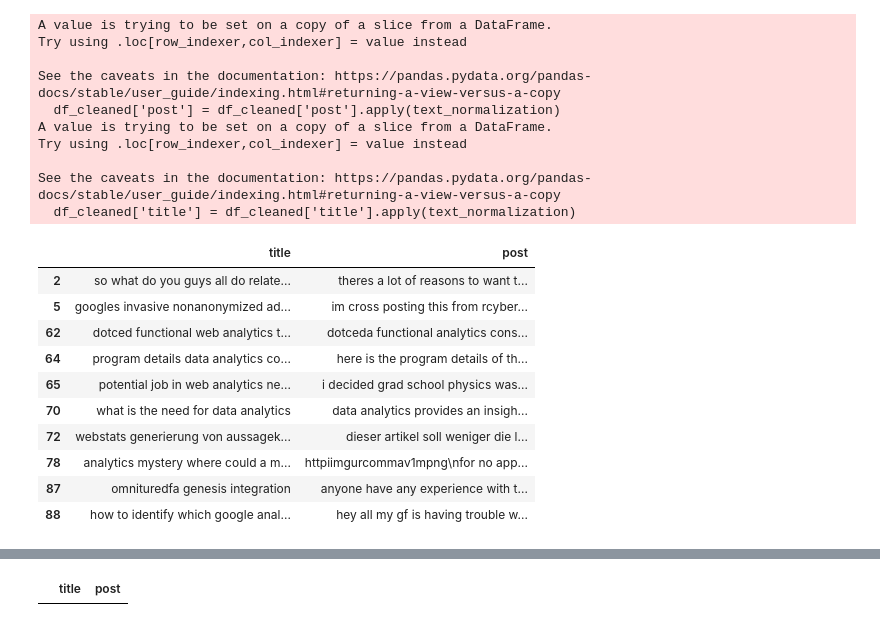
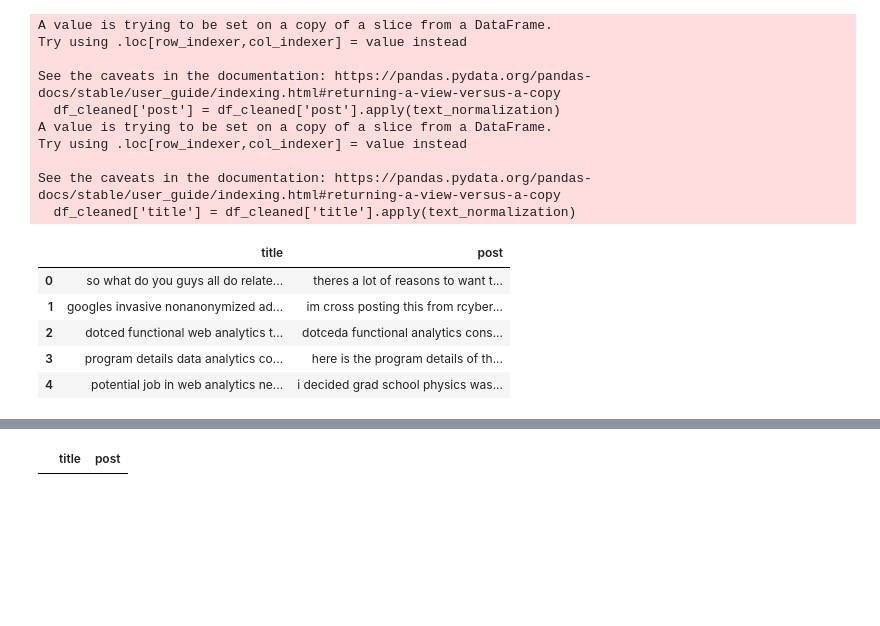
Before and after one commit to rayhung1/NLP-Headline-Generation, a Jupyter notebook: W266_Final_Project_Data_Cleanup.ipynb, the cells around one changed output, grey strips where cells are left out. Drawn from its saved outputs; the diff is of its cells as text; code cells hidden in the pictures; blank space fills up the shorter version.

```diff
--- a/W266_Final_Project_Data_Cleanup.ipynb
+++ b/W266_Final_Project_Data_Cleanup.ipynb
@@ -125,18 +151,14 @@ Try using .loc[row_indexer,col_indexer] = value instead
 
 See the caveats in the documentation: https://pandas.pydata.org/pandas-docs/stable/user_guide/indexing.html#returning-a-view-versus-a-copy
   df_cleaned['title'] = df_cleaned['title'].apply(text_normalization)
-# %%
-df_cleaned.head(10)
-# %% [output]
-|  | title | post |
-| 2 | so what do you guys all do relate... | theres a lot of reasons to want t... |
-| 5 | googles invasive nonanonymized ad... | im cross posting this from rcyber... |
-| 62 | dotced functional web analytics t... | dotceda functional analytics cons... |
-| 64 | program details data analytics co... | here is the program details of th... |
-| 65 | potential job in web analytics ne... | i decided grad school physics was... |
-| 70 | what is the need for data analytics | data analytics provides an insigh... |
-| 72 | webstats generierung von aussagek... | dieser artikel soll weniger die l... |
-| 78 | analytics mystery where could a m... | httpiimgurcommav1mpng\nfor no app... |
-| 87 | omnituredfa genesis integration | anyone have any experience with t... |
-| 88 | how to identify which google anal... | hey all my gf is having trouble w... |
+# %%
+# post-inspection
+df_cleaned[:5]
+# %% [output]
+|  | title | post |
+| 0 | so what do you guys all do relate... | theres a lot of reasons to want t... |
+| 1 | googles invasive nonanonymized ad... | im cross posting this from rcyber... |
+| 2 | dotced functional web analytics t... | dotceda functional analytics cons... |
+| 3 | program details data analytics co... | here is the program details of th... |
+| 4 | potential job in web analytics ne... | i decided grad school physics was... |
 # %%
```
Also changed, not shown: parts of 9 cells of this notebook.
